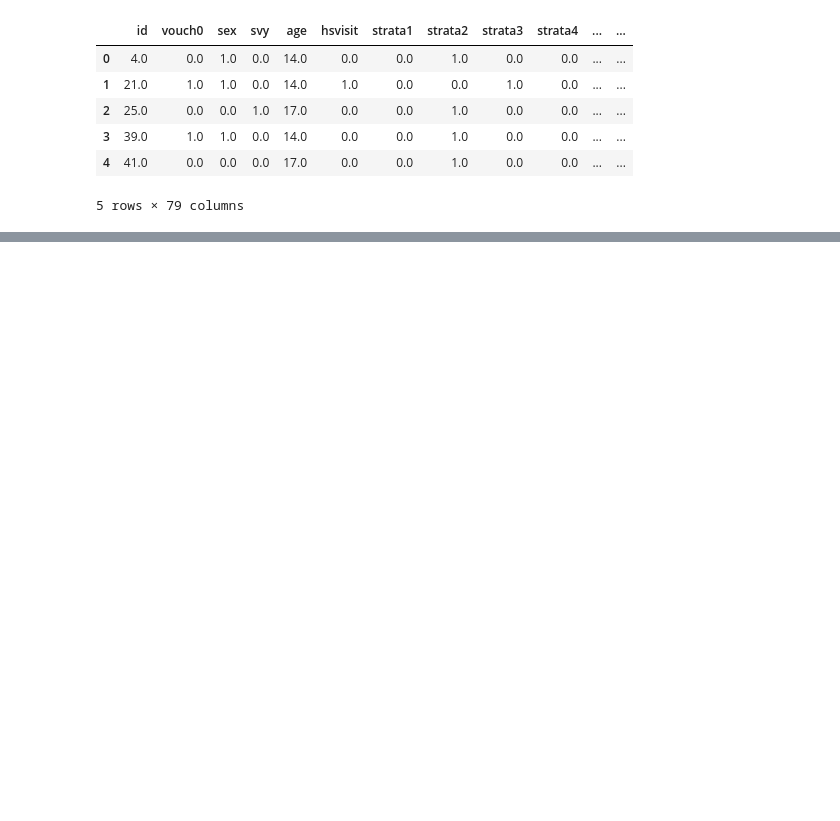
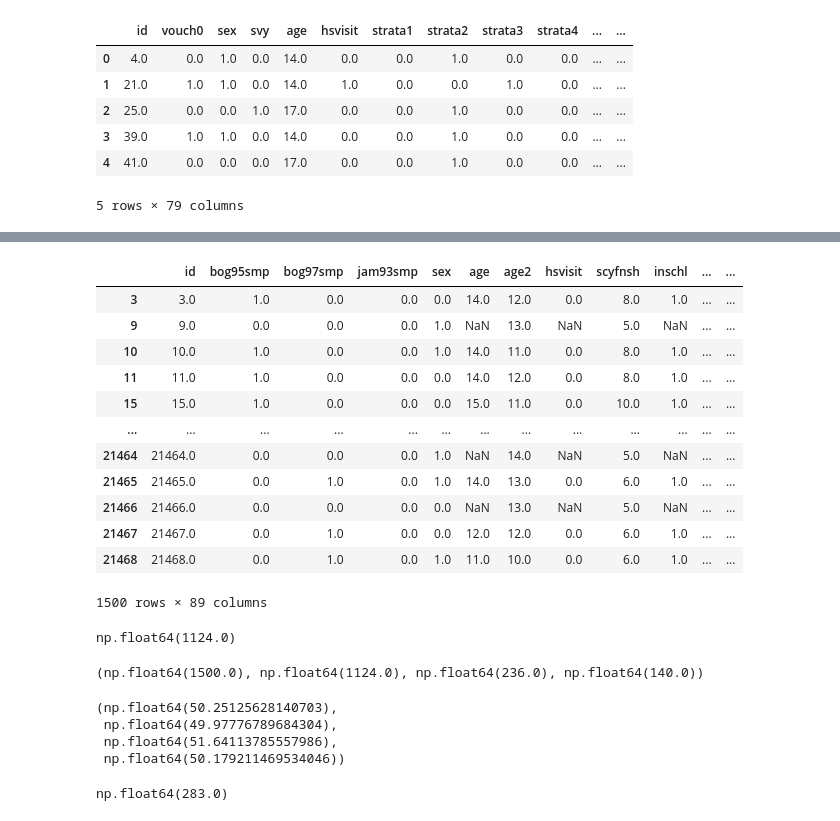
Before and after one commit to njdamstra/Econ148-Proj3, a Jupyter notebook: Nate_loads_table.ipynb, the cells around one changed output, grey strips where cells are left out. Drawn from its saved outputs; the diff is of its cells as text; code cells hidden in the pictures; blank space fills up the shorter version.

```diff
--- a/Nate_loads_table.ipynb
+++ b/Nate_loads_table.ipynb
@@ -38,0 +182,48 @@ ValueError: magic number mismatch (not a SAS file?)
+# %%
+attempt_int_vouch = attempt_int[attempt_int['vouch0'] == 1]
+attempt_int_vouch
+# %% [output]
+|  | id | bog95smp | bog97smp | jam93smp | sex | age | age2 | hsvisit | scyfnsh | inschl | ... | ... |
+| 3 | 3.0 | 1.0 | 0.0 | 0.0 | 0.0 | 14.0 | 12.0 | 0.0 | 8.0 | 1.0 | ... | ... |
+| 9 | 9.0 | 0.0 | 0.0 | 0.0 | 1.0 | NaN | 13.0 | NaN | 5.0 | NaN | ... | ... |
+| 10 | 10.0 | 1.0 | 0.0 | 0.0 | 1.0 | 14.0 | 11.0 | 0.0 | 8.0 | 1.0 | ... | ... |
+| 11 | 11.0 | 1.0 | 0.0 | 0.0 | 0.0 | 14.0 | 12.0 | 0.0 | 8.0 | 1.0 | ... | ... |
+| 15 | 15.0 | 1.0 | 0.0 | 0.0 | 0.0 | 15.0 | 11.0 | 0.0 | 10.0 | 1.0 | ... | ... |
+| ... | ... | ... | ... | ... | ... | ... | ... | ... | ... | ... | ... | ... |
+| 21464 | 21464.0 | 0.0 | 0.0 | 0.0 | 1.0 | NaN | 14.0 | NaN | 5.0 | NaN | ... | ... |
+| 21465 | 21465.0 | 0.0 | 1.0 | 0.0 | 1.0 | 14.0 | 13.0 | 0.0 | 6.0 | 1.0 | ... | ... |
+| 21466 | 21466.0 | 0.0 | 0.0 | 0.0 | 0.0 | NaN | 13.0 | NaN | 5.0 | NaN | ... | ... |
+| 21467 | 21467.0 | 0.0 | 1.0 | 0.0 | 0.0 | 12.0 | 12.0 | 0.0 | 6.0 | 1.0 | ... | ... |
+| 21468 | 21468.0 | 0.0 | 1.0 | 0.0 | 1.0 | 11.0 | 10.0 | 0.0 | 6.0 | 1.0 | ... | ... |
+1500 rows × 89 columns
+# %%
+ivbog95_pop = attempt_int_vouch['bog95asd'].sum()
+ivbog95_pop
+# %% [output]
+np.float64(1124.0)
+# %%
+#Population awarded vouchers that were interviewed
+ivbog95_pop = attempt_int_vouch['bog95asd'].sum()
+ivbog97_pop = attempt_int_vouch['bog97asd'].sum()
+ivjam93_pop = attempt_int_vouch['jam93asd'].sum()
+ivcombined_sample = ivbog95_pop + ivbog97_pop + ivjam93_pop
+ivcombined_sample, ivbog95_pop, ivbog97_pop, ivjam93_pop
+# %% [output]
+(np.float64(1500.0), np.float64(1124.0), np.float64(236.0), np.float64(140.0))
+# %%
+#Percentage of attempted interviewed population awarded vouchers
+iperc_bog95 = ivbog95_pop / bog95_int * 100
+iperc_bog97 = ivbog97_pop / bog97_int * 100
+iperc_jam93 = ivjam93_pop / jam93_int * 100
+iperc_comb_samp = ivcombined_sample / comb_int * 100
+iperc_comb_samp, iperc_bog95, iperc_bog97, iperc_jam93
+# %% [output]
+(np.float64(50.25125628140703),
+ np.float64(49.97776789684304),
+ np.float64(51.64113785557986),
+ np.float64(50.179211469534046))
+# %%
+#Completed interviews
+df['test_tak'].sum()
+# %% [output]
+np.float64(283.0)
```
Also changed, not shown: parts of 18 cells of this notebook, 2 other files.
